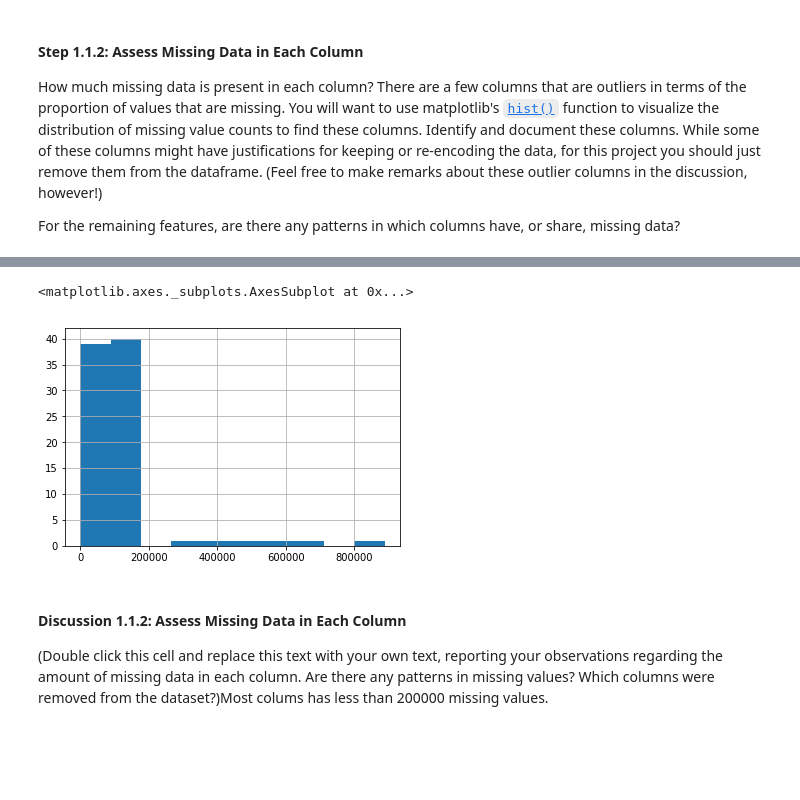
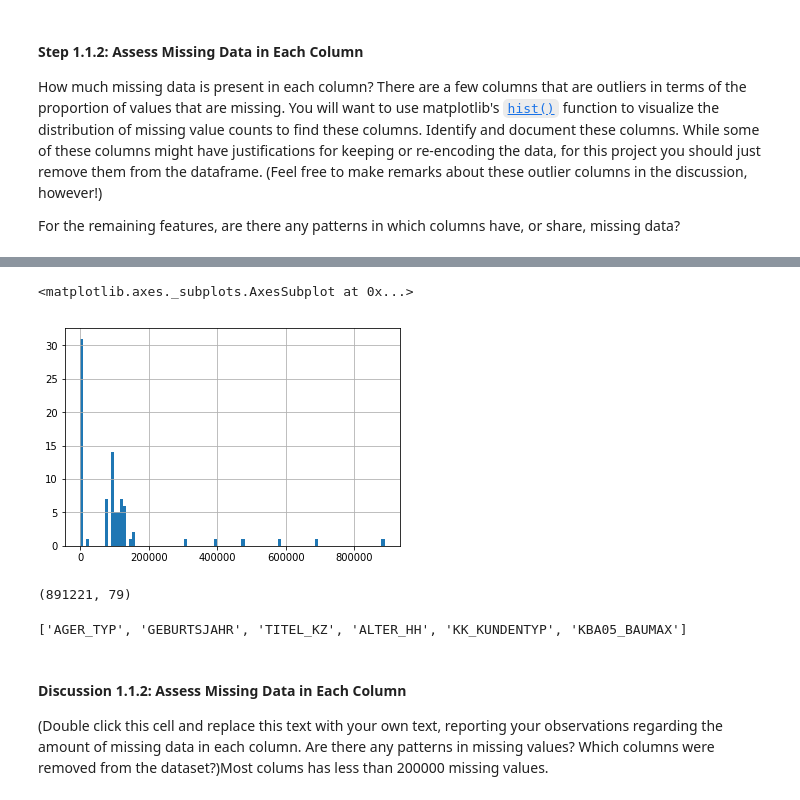
Before and after one commit to xiaolcai/Identity-Customer-Segmentation, a Jupyter notebook: Identify_Customer_Segments.ipynb, the cells around one changed output, grey strips where cells are left out. Saved outputs shown, nothing was run; the diff lists cells and outputs as text; code cells hidden in the pictures; blank space fills up the shorter version.

```diff
--- a/Identify_Customer_Segments.ipynb
+++ b/Identify_Customer_Segments.ipynb
@@ -125,9 +164,9 @@ for attribute, missing_or_unknown in zip(feat_info['attribute'], feat_info['miss
 # %%
 # Investigate patterns in the amount of missing data in each column.
-azdias.isnull().sum().hist()
+azdias.isnull().sum().hist(bins=100)
 # %% [output]
 <matplotlib.axes._subplots.AxesSubplot at 0x...>
-[figure, old version]
+[figure, new version]
 # %%
 # Remove the outlier columns from the dataset. (You'll perform other data
 # engineering tasks such as re-encoding and imputation later.)
@@ -135,4 +174,12 @@ drop_columns = list(azdias.isnull().sum()[azdias.isnull().sum()>300000].index)
 azdias.drop(drop_columns,axis='columns',inplace=True)
+# %%
+azdias.shape
+# %% [output]
+(891221, 79)
+# %%
+print(drop_columns)
+# %% [output]
+['AGER_TYP', 'GEBURTSJAHR', 'TITEL_KZ', 'ALTER_HH', 'KK_KUNDENTYP', 'KBA05_BAUMAX']
 # %% [markdown]
 #### Discussion 1.1.2: Assess Missing Data in Each Column
 
```
Also changed, not shown: parts of 62 cells of this notebook.
